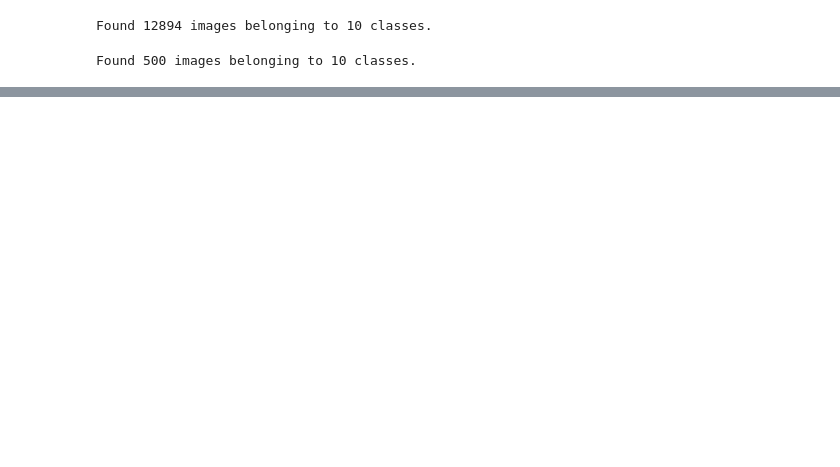
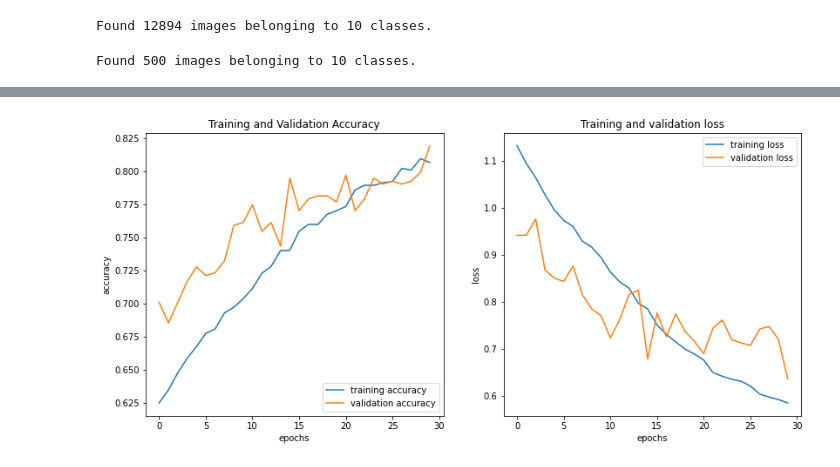
Before and after one commit to ThatGuyDV/CNNapproches, a Jupyter notebook: imagenette_tensorflow.ipynb, the cells around one changed output, grey strips where cells are left out. Saved outputs shown, nothing was run; the diff lists cells and outputs as text; code cells hidden in the pictures; blank space fills up the shorter version.

```diff
--- a/imagenette_tensorflow.ipynb
+++ b/imagenette_tensorflow.ipynb
@@ -77,0 +139,12 @@ show_batch(image_batch, label_batch)
+# %%
+epochs = 30
+opimzer = Adam()
+es = EarlyStopping(monitor='val_loss', patience=2)
+scd = tf.keras.callbacks.LearningRateScheduler(scheduler)
+# %%
+model.compile(optimizer=opimzer, loss= 'categorical_crossentropy', metrics=['accuracy'])
+# %%
+history = model.fit_generator(train_generator, epochs = epochs, callbacks=[es, scd],
+                              validation_data = val_generator,
+                              steps_per_epoch = train_file_count//batch_size,
+                              validation_steps = val_file_count//batch_size)
@@ -77,0 +164,26 @@ show_batch(image_batch, label_batch)
+# %%
+acc = history.history['accuracy']
+val_acc = history.history['val_accuracy']
+loss = history.history['loss']
+val_loss = history.history['val_loss']
+
+def plots(acc, val_acc, loss, val_loss):
+  figure, axes = plt.subplots(nrows=1, ncols=2, figsize=(12,6))
+  # plt.figsize = (16,16)
+  plt.subplot(1,2,1)
+  plt.plot(acc, label='training accuracy')
+  plt.plot(val_acc, label='validation accuracy')
+  plt.legend(loc='lower right')
+  plt.xlabel('epochs')
+  plt.ylabel('accuracy')
+  plt.title('Training and Validation Accuracy')
+
+  plt.subplot(1,2,2)
+  plt.plot(loss, label='training loss')
+  plt.plot(val_loss, label='validation loss')
+  plt.legend(loc='upper right')
+  plt.xlabel('epochs')
+  plt.ylabel('loss')
+  plt.title('Training and validation loss')
+
+  figure.tight_layout(pad = 3)
@@ -77,0 +213,4 @@ show_batch(image_batch, label_batch)
+# %%
+plots(acc, val_acc, loss, val_loss)
+# %% [output]
+[figure, added]
```
Also changed, not shown: parts of 14 cells of this notebook.
